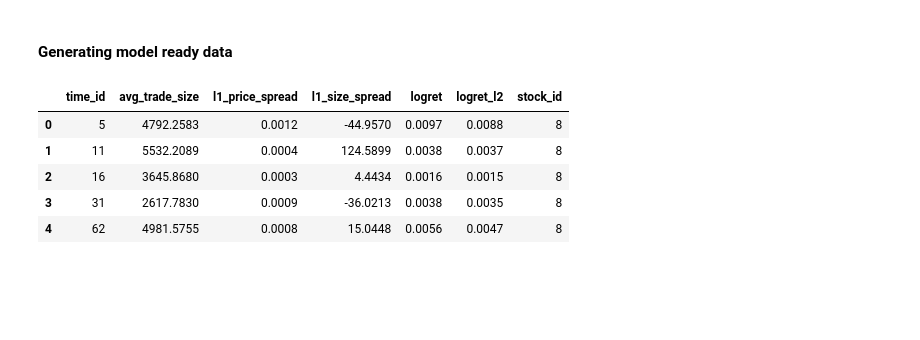
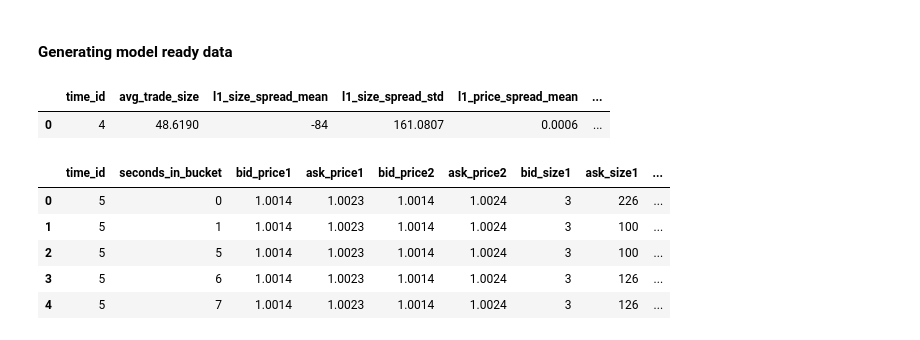
Before and after one commit to pandeydivesh15/machine-learning-practice, a Jupyter notebook: kaggle/optiver-realized-volatility-prediction/EDA_v0.ipynb, the cells around one changed output. Saved outputs shown, nothing was run; the diff lists cells and outputs as text; code cells hidden in the pictures; blank space fills up the shorter version.

```diff
--- a/kaggle/optiver-realized-volatility-prediction/EDA_v0.ipynb
+++ b/kaggle/optiver-realized-volatility-prediction/EDA_v0.ipynb
@@ -217,10 +213 @@ def prepare_stock_data(stock_id):
     return agg_book_df
-# %%
-prepare_stock_data(8).head()
-# %% [output]
-|  | time_id | avg_trade_size | l1_price_spread | l1_size_spread | logret | logret_l2 | stock_id |
-| 0 | 5 | 4792.2583 | 0.0012 | -44.9570 | 0.0097 | 0.0088 | 8 |
-| 1 | 11 | 5532.2089 | 0.0004 | 124.5899 | 0.0038 | 0.0037 | 8 |
-| 2 | 16 | 3645.8680 | 0.0003 | 4.4434 | 0.0016 | 0.0015 | 8 |
-| 3 | 31 | 2617.7830 | 0.0009 | -36.0213 | 0.0038 | 0.0035 | 8 |
-| 4 | 62 | 4981.5755 | 0.0008 | 15.0448 | 0.0056 | 0.0047 | 8 |
@@ -226,0 +216,5 @@ prepare_stock_data(8).head()
+# %%
+df.head()
+# %% [output]
+|  | time_id | avg_trade_size | l1_size_spread_mean | l1_size_spread_std | l1_price_spread_mean | ... |
+| 0 | 4 | 48.6190 | -84 | 161.0807 | 0.0006 | ... |
@@ -226,0 +223,11 @@ prepare_stock_data(8).head()
+# %%
+book = pd.read_parquet(f"{Config.data_dir}/book_train.parquet/stock_id=0")
+# %%
+book.head()
+# %% [output]
+|  | time_id | seconds_in_bucket | bid_price1 | ask_price1 | bid_price2 | ask_price2 | bid_size1 | ask_size1 | ... |
+| 0 | 5 | 0 | 1.0014 | 1.0023 | 1.0014 | 1.0024 | 3 | 226 | ... |
+| 1 | 5 | 1 | 1.0014 | 1.0023 | 1.0014 | 1.0024 | 3 | 100 | ... |
+| 2 | 5 | 5 | 1.0014 | 1.0023 | 1.0014 | 1.0024 | 3 | 100 | ... |
+| 3 | 5 | 6 | 1.0014 | 1.0023 | 1.0014 | 1.0024 | 3 | 126 | ... |
+| 4 | 5 | 7 | 1.0014 | 1.0023 | 1.0014 | 1.0024 | 3 | 126 | ... |
```
Also changed, not shown: parts of 3 cells of this notebook.
